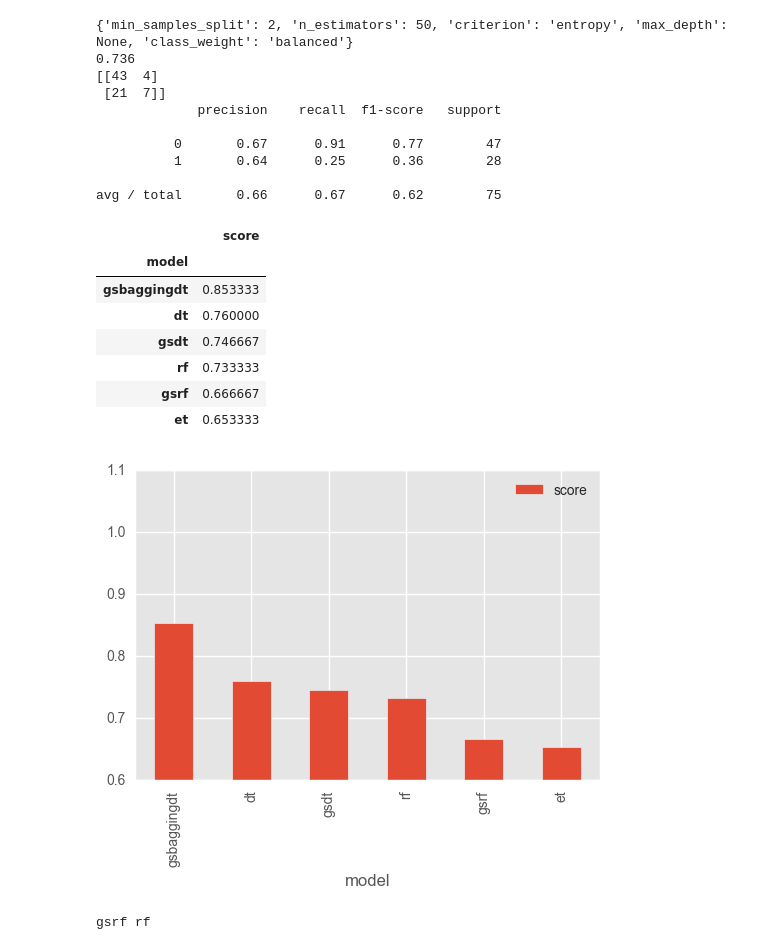
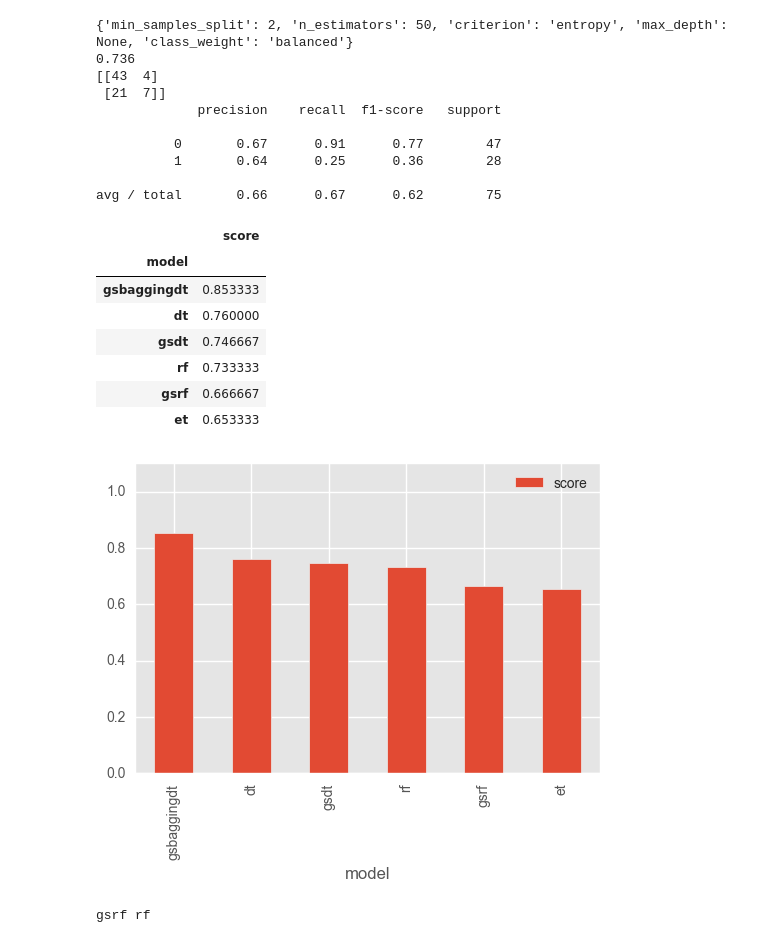
Before and after one commit to AndrewJeong89/GA-DSI, a Jupyter notebook: projects/projects-weekly/project-06/IMDB RATING - AJ.ipynb, the cells around one changed output. Cells and saved outputs as stored; diff of their text form; code cells hidden in the pictures.

```diff
--- a/projects/projects-weekly/project-06/IMDB RATING - AJ.ipynb
+++ b/projects/projects-weekly/project-06/IMDB RATING - AJ.ipynb
@@ -925,24 +927,24 @@ avg / total       0.66      0.67      0.62        75
 # %%
 # Scores of all the models
 
 scores = pd.DataFrame([(k, v['score']) for k, v in all_models.iteritems()],
              columns=['model', 'score']).set_index('model').sort_values('score', ascending=False)
 
 
 scores.plot(kind='bar')
-plt.ylim(0.6, 1.1)
+plt.ylim(0, 1.1)
 
 scores
 # %% [output]
 |  | score |
 | model |  |
 | gsbaggingdt | 0.853333 |
 | dt | 0.760000 |
 | gsdt | 0.746667 |
 | rf | 0.733333 |
 | gsrf | 0.666667 |
 | et | 0.653333 |
-[figure, old version]
+[figure, new version]
 # %%
 from sklearn.cross_validation import cross_val_score, StratifiedKFold
 
```
Also changed, not shown: parts of 5 cells of this notebook, 8 other files.
